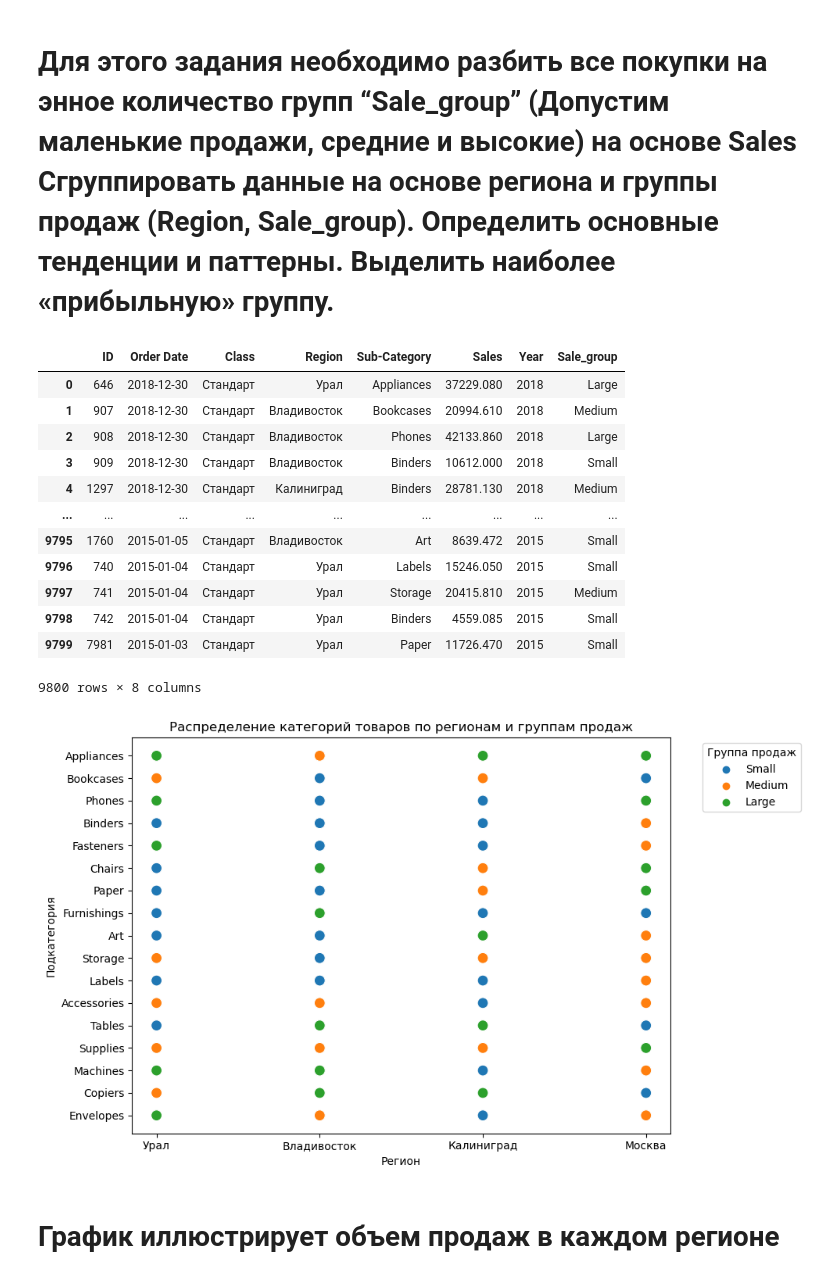
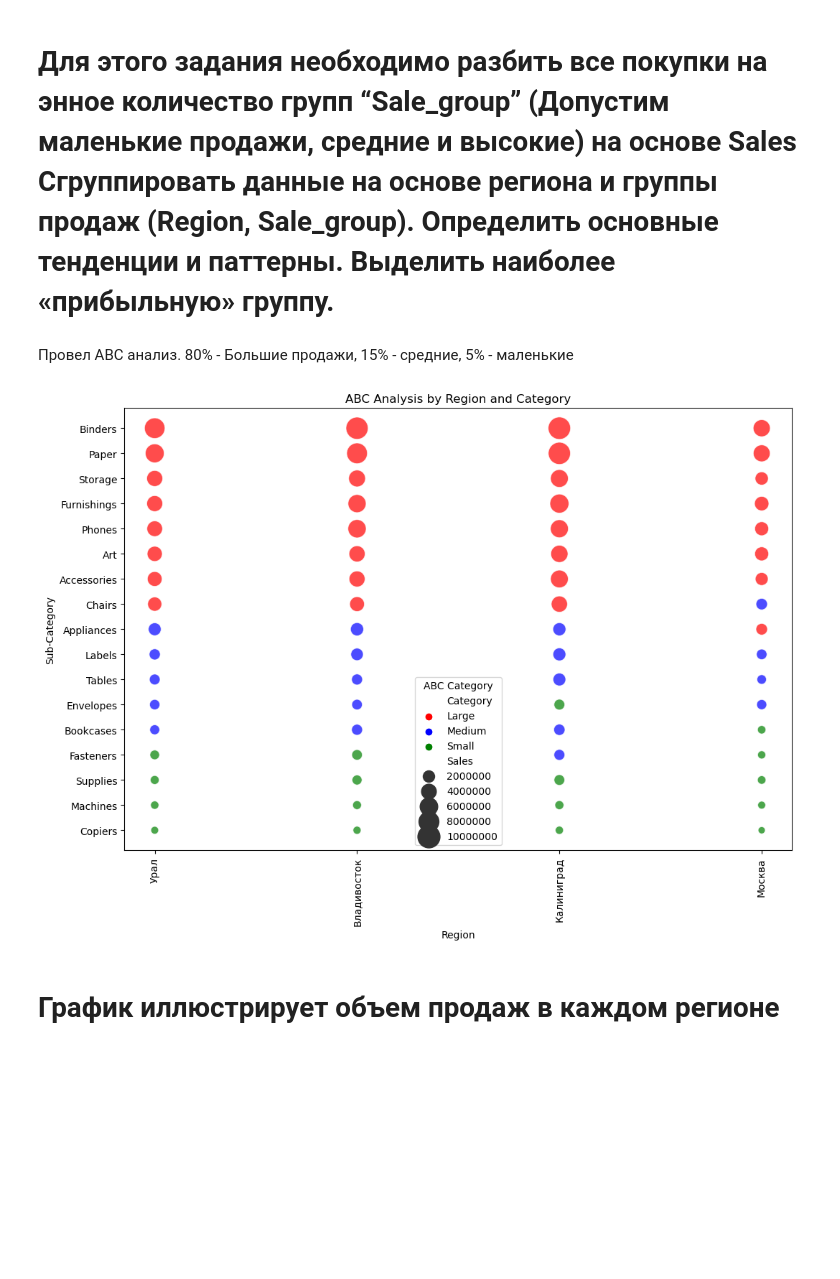
Before and after one commit to Komarov-Dmitry/test_avangard, a Jupyter notebook: test_avangard.ipynb, the cells around one changed output. Cells and saved outputs as stored; diff of their text form; code cells hidden in the pictures; blank space fills up the shorter version.

```diff
--- a/test_avangard.ipynb
+++ b/test_avangard.ipynb
@@ -350,36 +350,5 @@ plt.show()
 ## *Прибыль компании каждый год растет, количество проданных товаров растет, при этом цена за товары держится в одном ценовом сегменте*
 # %% [markdown]
 # **Для этого задания необходимо разбить все покупки на энное количество групп “Sale_group” (Допустим маленькие продажи, средние и высокие) на основе Sales Сгруппировать данные на основе региона и группы продаж (Region, Sale_group). Определить основные тенденции и паттерны. Выделить наиболее «прибыльную» группу.**
-# %%
-sale_bins = 3
-filtered_sales['Sale_group'] = pd.qcut(filtered_sales['Sales'], sale_bins, labels=['Small', 'Medium', 'Large'])
-filtered_sales
-# %% [output]
-|  | ID | Order Date | Class | Region | Sub-Category | Sales | Year | Sale_group |
-| 0 | 646 | 2018-12-30 | Стандарт | Урал | Appliances | 37229.080 | 2018 | Large |
-| 1 | 907 | 2018-12-30 | Стандарт | Владивосток | Bookcases | 20994.610 | 2018 | Medium |
-| 2 | 908 | 2018-12-30 | Стандарт | Владивосток | Phones | 42133.860 | 2018 | Large |
-| 3 | 909 | 2018-12-30 | Стандарт | Владивосток | Binders | 10612.000 | 2018 | Small |
-| 4 | 1297 | 2018-12-30 | Стандарт | Калиниград | Binders | 28781.130 | 2018 | Medium |
-| ... | ... | ... | ... | ... | ... | ... | ... | ... |
-| 9795 | 1760 | 2015-01-05 | Стандарт | Владивосток | Art | 8639.472 | 2015 | Small |
-| 9796 | 740 | 2015-01-04 | Стандарт | Урал | Labels | 15246.050 | 2015 | Small |
-| 9797 | 741 | 2015-01-04 | Стандарт | Урал | Storage | 20415.810 | 2015 | Medium |
-| 9798 | 742 | 2015-01-04 | Стандарт | Урал | Binders | 4559.085 | 2015 | Small |
-| 9799 | 7981 | 2015-01-03 | Стандарт | Урал | Paper | 11726.470 | 2015 | Small |
-9800 rows × 8 columns
-# %%
-plt.figure(figsize=(10, 6))
-sns.scatterplot(x='Region', y='Sub-Category', hue='Sale_group', data=filtered_sales, s=100)
-
-
-plt.title('Распределение категорий товаров по регионам и группам продаж')
-plt.xlabel('Регион')
-plt.ylabel('Подкатегория')
-
-plt.legend(title='Группа продаж', bbox_to_anchor=(1.05, 1), loc='upper left')
-
-
-plt.tight_layout()
-# %% [output]
-[figure, removed]
+# %% [markdown]
+Провел ABC анализ. 80% - Большие продажи, 15% - средние, 5% - маленькие
@@ -386,3 +376,32 @@ plt.tight_layout()
+# %%
+region_sales = filtered_sales.groupby(['Region', 'Sub-Category'])['Sales'].sum().reset_index()
+
+# Применяем анализ для каждого региона
+regions = filtered_sales['Region'].unique()
+abc_results = pd.concat([abc_analysis(region_sales, region) for region in regions])
+
+# Рисуем scatterplot
+plt.figure(figsize=(12, 8))
+
+sns.scatterplot(
+    data=abc_results,
+    x='Region',
+    y='Sub-Category',
+    hue='Category',
+    size='Sales',
+    sizes=(50, 500),
+    palette={'Large': 'red', 'Medium': 'blue', 'Small': 'green'},
+    alpha=0.7
+)
+
+plt.title('ABC Analysis by Region and Category')
+plt.xlabel('Region')
+plt.ylabel('Sub-Category')
+plt.xticks(rotation=90)
+plt.legend(title="ABC Category")
+plt.show()
+# %% [output]
+[figure, added]
 # %% [markdown]
 # **График иллюстрирует объем продаж в каждом регионе**
 # %%
```
Also changed, not shown: parts of 2 cells of this notebook.
